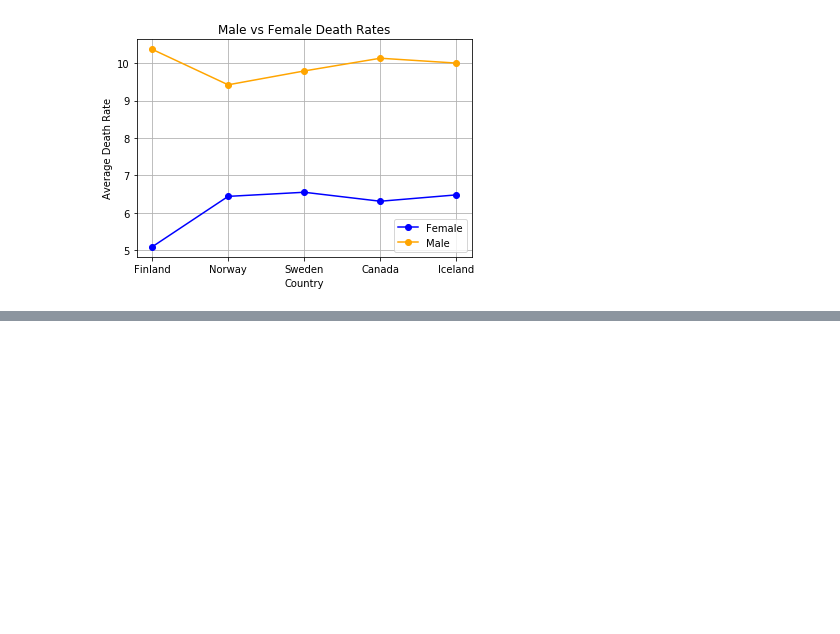
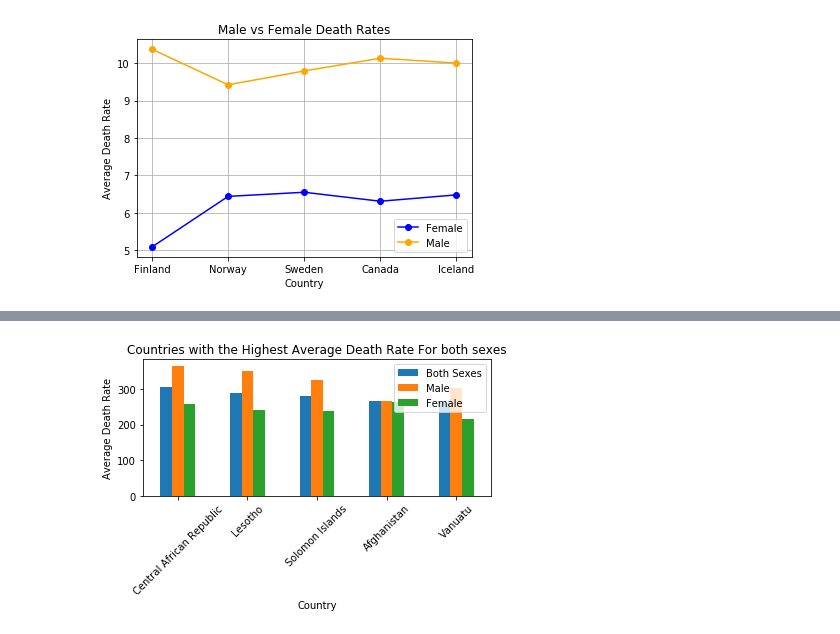
Before and after one commit to camillejensen/project_1, a Jupyter notebook: Project_1.ipynb, the cells around one changed output, grey strips where cells are left out. Saved outputs shown, nothing was run; the diff lists cells and outputs as text; code cells hidden in the pictures; blank space fills up the shorter version.

```diff
--- a/Project_1.ipynb
+++ b/Project_1.ipynb
@@ -242,0 +386,25 @@ plt.show()
+# %%
+both_graph=[305.1, 288.3, 281.2, 265.7, 259.9]
+
+male_bg= [364.9, 351.9, 324.7, 265.2, 301.8]
+
+female_bg=[257.8, 242.2, 238.6, 265.0, 216.3]
+
+index_b=['Central African Republic', 'Lesotho', 'Solomon Islands', 'Afghanistan', 'Vanuatu']
+
+
+both_bar_df= pd.DataFrame({'Both Sexes': both_graph, 'Male':male_bg,'Female':female_bg}, index=index_b)
+
+
+
+both_bar_df.plot(kind="bar",)
+
+plt.title('Countries with the Highest Average Death Rate For both sexes')
+plt.xlabel('Country')
+plt.ylabel('Average Death Rate')
+plt.xticks(rotation=45)
+plt.legend(loc='best')
+plt.tight_layout()
+plt.show()
+# %% [output]
+[figure, added]
```
Also changed, not shown: parts of 12 cells of this notebook.
